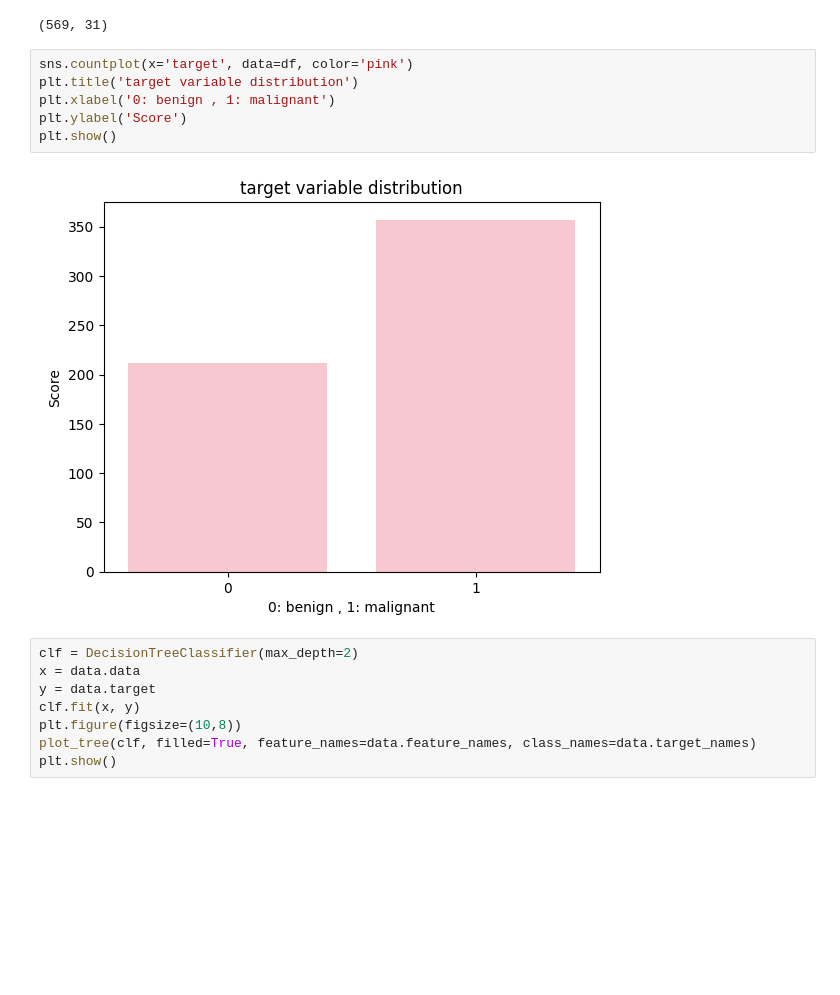
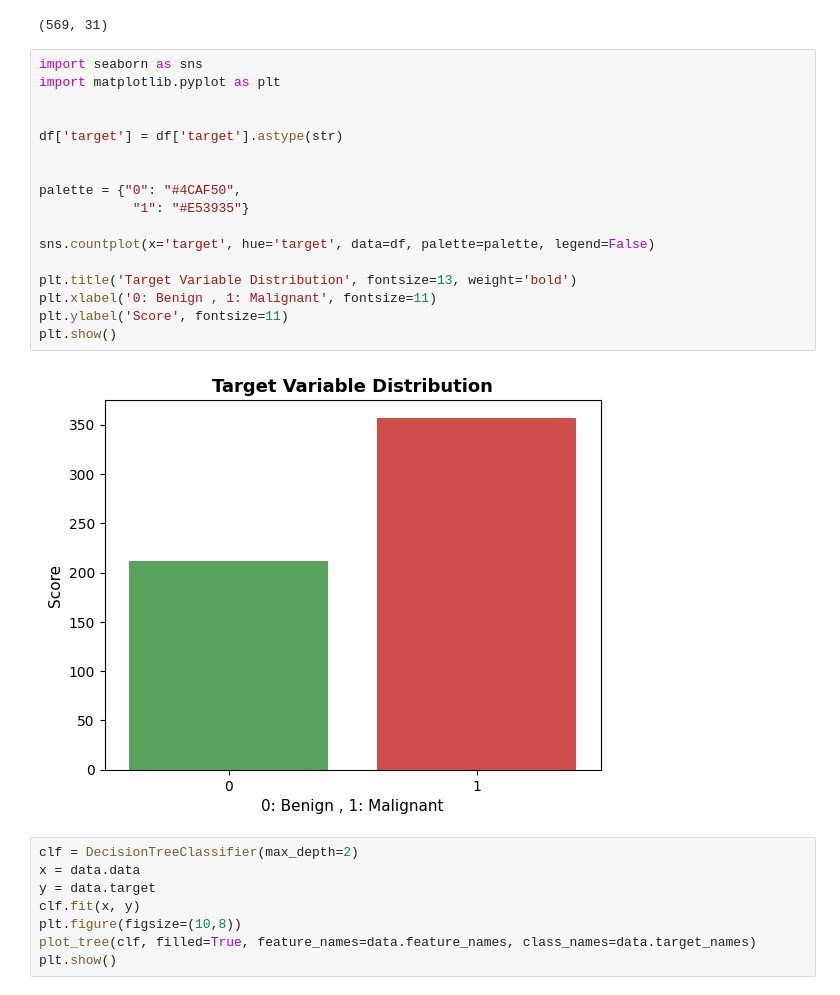
Before and after one commit to annaguerrra/AI-Bosch, a Jupyter notebook: 08 Breast Cancer Dataset/main.ipynb, the cells around one changed output. Saved outputs shown, nothing was run; the diff lists cells and outputs as text; blank space fills up the shorter version.

```diff
--- a/08 Breast Cancer Dataset/main.ipynb
+++ b/08 Breast Cancer Dataset/main.ipynb
@@ -38,13 +38,24 @@ df.shape
 # %% [output]
 (569, 31)
 # %%
-sns.countplot(x='target', data=df, color='pink')
-plt.title('target variable distribution')
-plt.xlabel('0: benign , 1: malignant')
-plt.ylabel('Score')
+import seaborn as sns
+import matplotlib.pyplot as plt
+
+
+df['target'] = df['target'].astype(str)
+
+
+palette = {"0": "#4CAF50",
+            "1": "#E53935"}
+
+sns.countplot(x='target', hue='target', data=df, palette=palette, legend=False)
+
+plt.title('Target Variable Distribution', fontsize=13, weight='bold')
+plt.xlabel('0: Benign , 1: Malignant', fontsize=11)
+plt.ylabel('Score', fontsize=11)
 plt.show()
 # %% [output]
-[figure, old version]
+[figure, new version]
 # %%
 clf = DecisionTreeClassifier(max_depth=2)
 x = data.data
```
Also changed, not shown: parts of 6 cells of this notebook.
